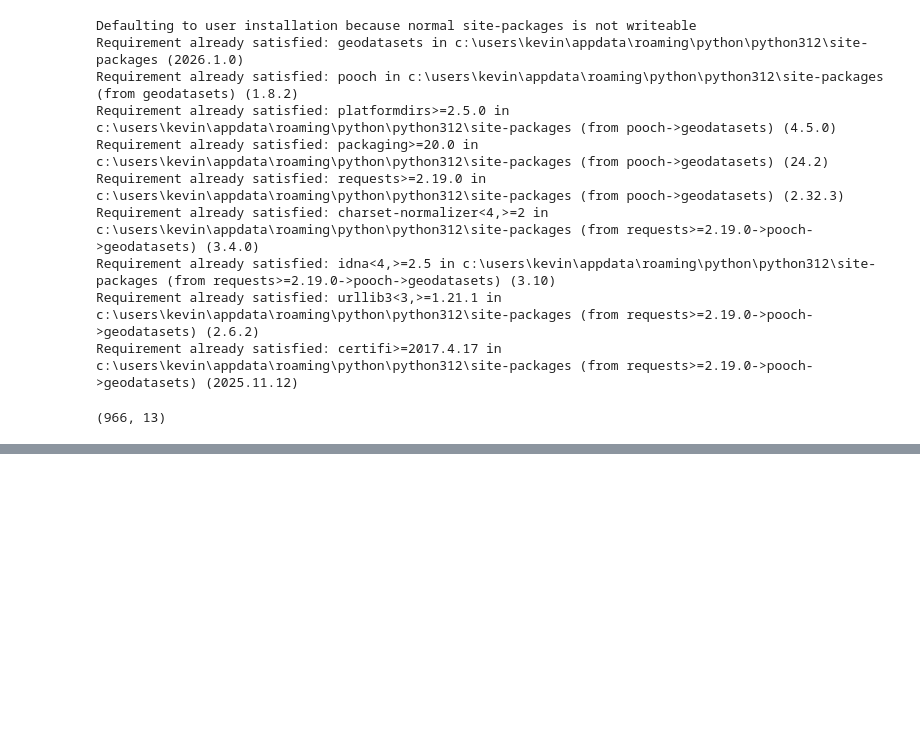
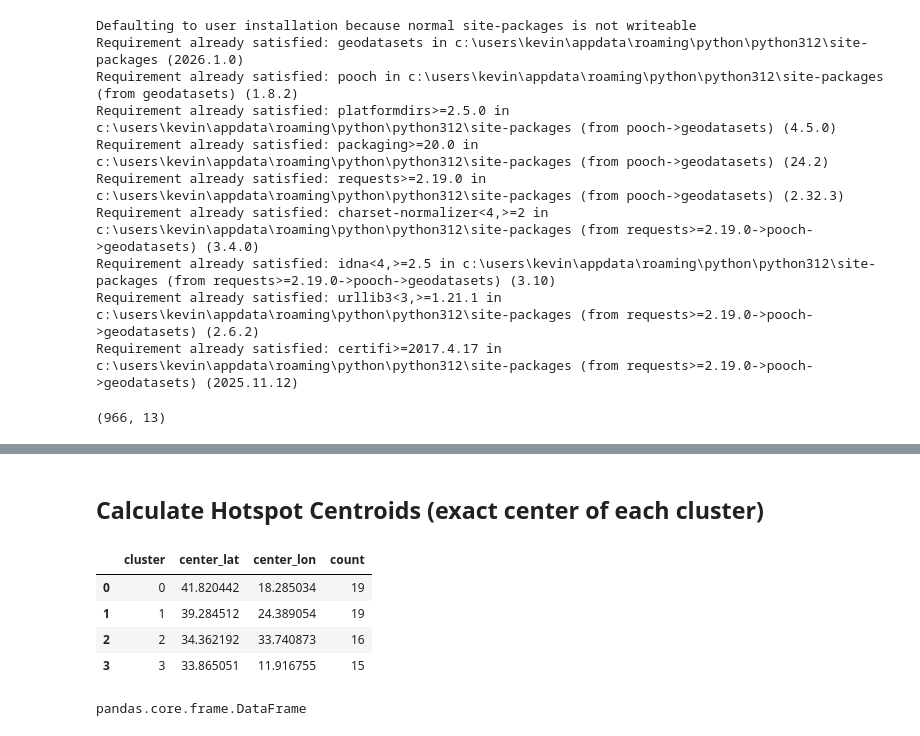
Before and after one commit to kevinmanjiladev/MediFishSpot-AI, a Jupyter notebook: app.ipynb, the cells around one changed output, grey strips where cells are left out. Saved outputs shown, nothing was run; the diff lists cells and outputs as text; code cells hidden in the pictures; blank space fills up the shorter version.

```diff
--- a/app.ipynb
+++ b/app.ipynb
@@ -568,0 +876,41 @@ m
+# %% [markdown]
+Calculate Hotspot Centroids (exact center of each cluster)
+---
+# %%
+# Remove noise
+clusters = sea_points[sea_points['cluster'] != -1]
+
+# Group by cluster and compute centroid
+centroids = clusters.groupby('cluster').agg(
+    center_lat=('lat', 'mean'),
+    center_lon=('lon', 'mean'),
+    count=('lat', 'count')
+).reset_index()
+
+centroids  # This should display your table
+
+
+
+# ✔️ center_lat
+
+# The average latitude of all points in that cluster.
+# This gives the vertical center of the hotspot.
+
+# ✔️ center_lon
+
+# The average longitude of all points in that cluster.
+# This gives the horizontal center.
+
+# ✔️ count
+
+# How many points are inside that cluster.
+# %% [output]
+|  | cluster | center_lat | center_lon | count |
+| 0 | 0 | 41.820442 | 18.285034 | 19 |
+| 1 | 1 | 39.284512 | 24.389054 | 19 |
+| 2 | 2 | 34.362192 | 33.740873 | 16 |
+| 3 | 3 | 33.865051 | 11.916755 | 15 |
+# %%
+type(centroids)
+# %% [output]
+pandas.core.frame.DataFrame
```
Also changed, not shown: parts of 25 cells of this notebook.
